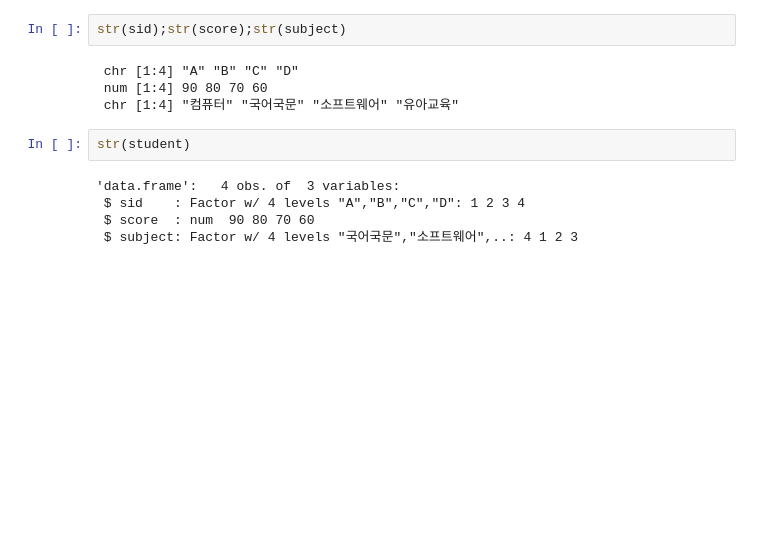
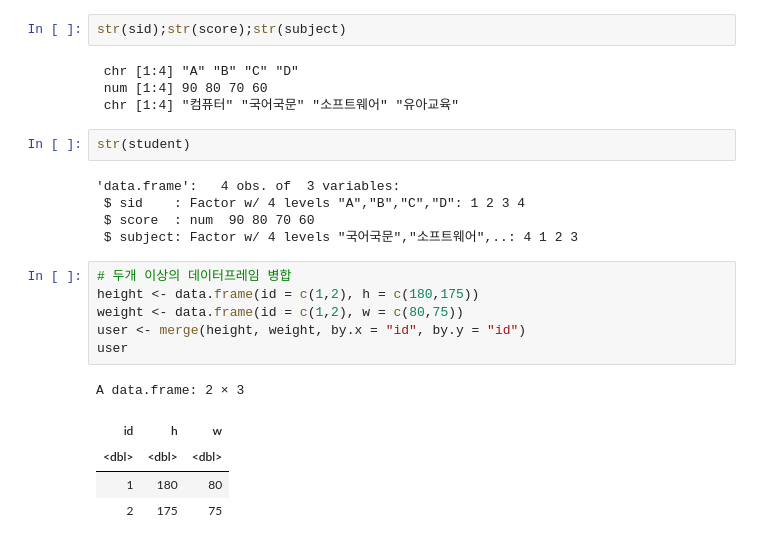
Before and after one commit to gyujin0450/RPRG, a Jupyter notebook: p71_DataFrame.ipynb, the cells around one changed output. Cells and saved outputs as stored; diff of their text form; blank space fills up the shorter version.

```diff
--- a/p71_DataFrame.ipynb
+++ b/p71_DataFrame.ipynb
@@ -201,3 +201,15 @@ str(student)
  $ sid    : Factor w/ 4 levels "A","B","C","D": 1 2 3 4
  $ score  : num  90 80 70 60
  $ subject: Factor w/ 4 levels "국어국문","소프트웨어",..: 4 1 2 3
+# %%
+# 두개 이상의 데이터프레임 병합
+height <- data.frame(id = c(1,2), h = c(180,175))
+weight <- data.frame(id = c(1,2), w = c(80,75))
+user <- merge(height, weight, by.x = "id", by.y = "id")
+user
+# %% [output]
+A data.frame: 2 × 3
+| id | h | w |
+| <dbl> | <dbl> | <dbl> |
+| 1 | 180 | 80 |
+| 2 | 175 | 75 |
```
Also changed, not shown: parts of 4 cells of this notebook.
